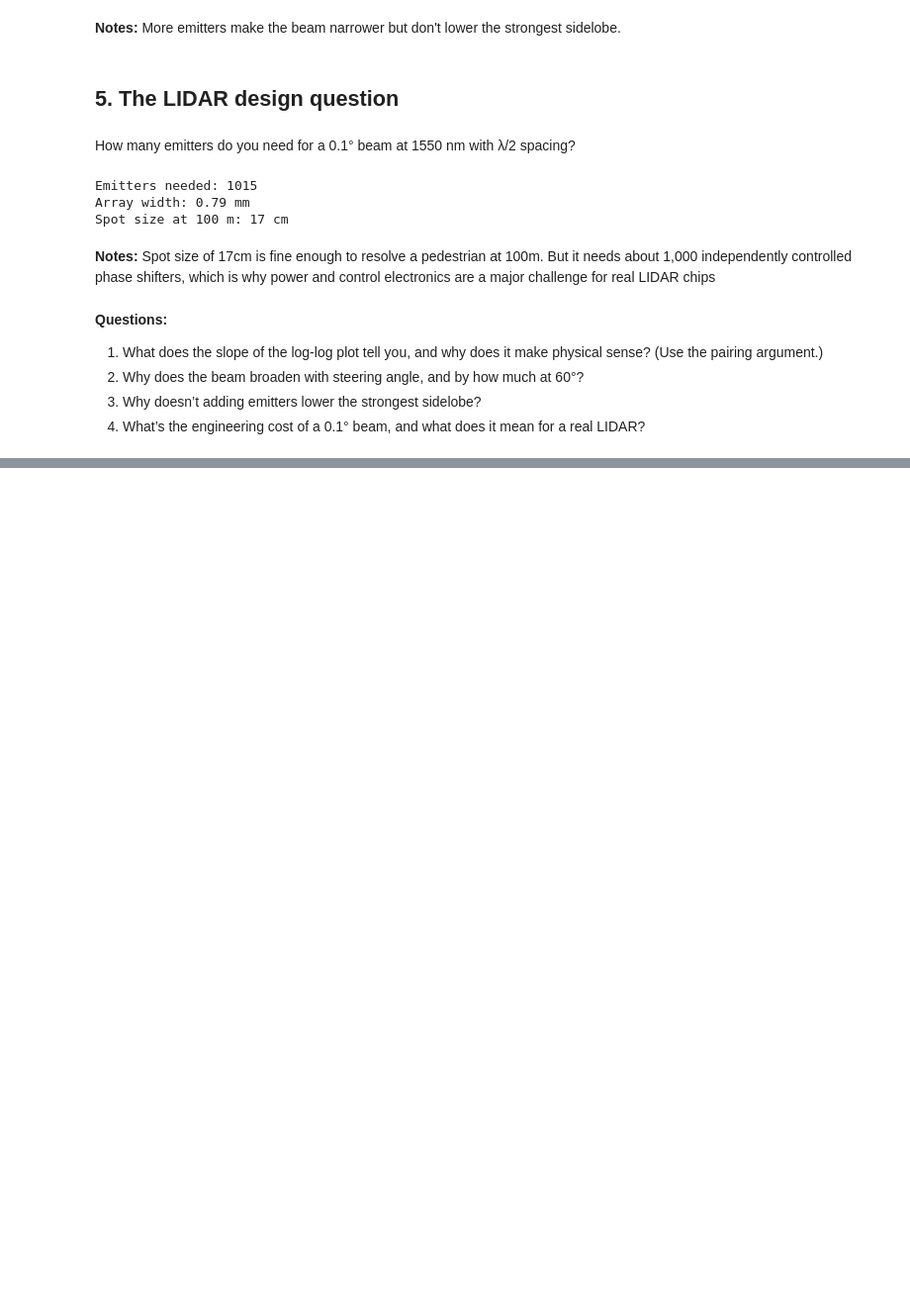
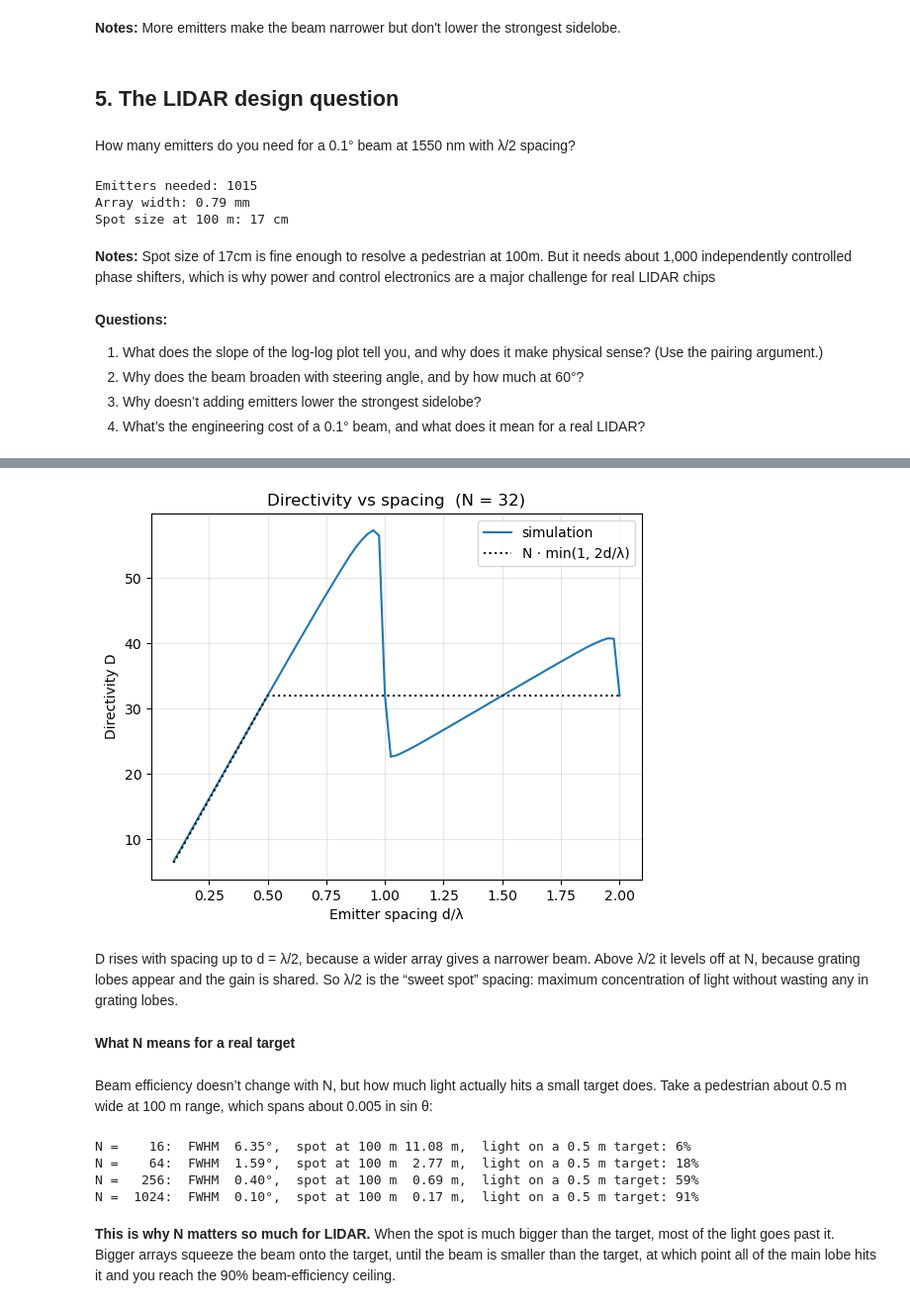
Before and after one commit to sidderz56/opa-beam-steering, a Jupyter notebook: 03_resolution.ipynb, the cells around one changed output, grey strips where cells are left out. Shown at 99% size. Drawn from its saved outputs; the diff is of its cells as text; code cells hidden in the pictures; blank space fills up the shorter version.

```diff
--- a/03_resolution.ipynb
+++ b/03_resolution.ipynb
@@ -92,0 +130,34 @@ Spot size at 100 m: 17 cm
+# %%
+N_d = 32
+r_sweep = np.linspace(0.1, 2.0, 77)
+D = [2 / power_budget(np.arange(N_d) * r * wl, wl, 0)["total"] for r in r_sweep]
+plt.plot(r_sweep, D, label="simulation")
+plt.plot(r_sweep, N_d * np.minimum(1, 2 * r_sweep), "k:", label="N · min(1, 2d/λ)")
+plt.xlabel("Emitter spacing d/λ"); plt.ylabel("Directivity D")
+plt.title(f"Directivity vs spacing  (N = {N_d})"); plt.legend(); plt.grid(alpha=0.3); plt.show()
+# %% [output]
+[figure, added]
+# %% [markdown]
+D rises with spacing up to d = λ/2, because a wider array gives a narrower beam. Above λ/2 it levels off at N, because grating lobes appear and the gain is shared. So λ/2 is the “sweet spot” spacing: maximum concentration of light without wasting any in grating lobes.
+# %% [markdown]
+**What N means for a real target**
+# %% [markdown]
+Beam efficiency doesn’t change with N, but how much light actually hits a small target does. Take a pedestrian about 0.5 m wide at 100 m range, which spans about 0.005 in sin θ:
+# %%
+trap = lambda y, x: np.sum(0.5 * (y[1:] + y[:-1]) * np.diff(x))
+target_u = 0.5 / 100                                # 0.5 m wide at 100 m, in sin θ
+
+for n in [16, 64, 256, 1024]:
+    pb = power_budget(np.arange(n) * wl / 2, wl, 0)
+    on_target = np.abs(pb["u"]) <= target_u / 2
+    frac = trap(pb["I"] * on_target, pb["u"]) / pb["total"]
+    fwhm_deg = np.degrees(0.886 * 2 / n)
+    print(f"N = {n:5d}:  FWHM {fwhm_deg:5.2f}°,  spot at 100 m {100*np.radians(fwhm_deg):5.2f} m,  "
+          f"light on a 0.5 m target: {frac:.0%}")
+# %% [output]
+N =    16:  FWHM  6.35°,  spot at 100 m 11.08 m,  light on a 0.5 m target: 6%
+N =    64:  FWHM  1.59°,  spot at 100 m  2.77 m,  light on a 0.5 m target: 18%
+N =   256:  FWHM  0.40°,  spot at 100 m  0.69 m,  light on a 0.5 m target: 59%
+N =  1024:  FWHM  0.10°,  spot at 100 m  0.17 m,  light on a 0.5 m target: 91%
+# %% [markdown]
+**This is why N matters so much for LIDAR.** When the spot is much bigger than the target, most of the light goes past it. Bigger arrays squeeze the beam onto the target, until the beam is smaller than the target, at which point all of the main lobe hits it and you reach the 90% beam-efficiency ceiling.
```
Also changed, not shown: parts of 6 cells of this notebook.
